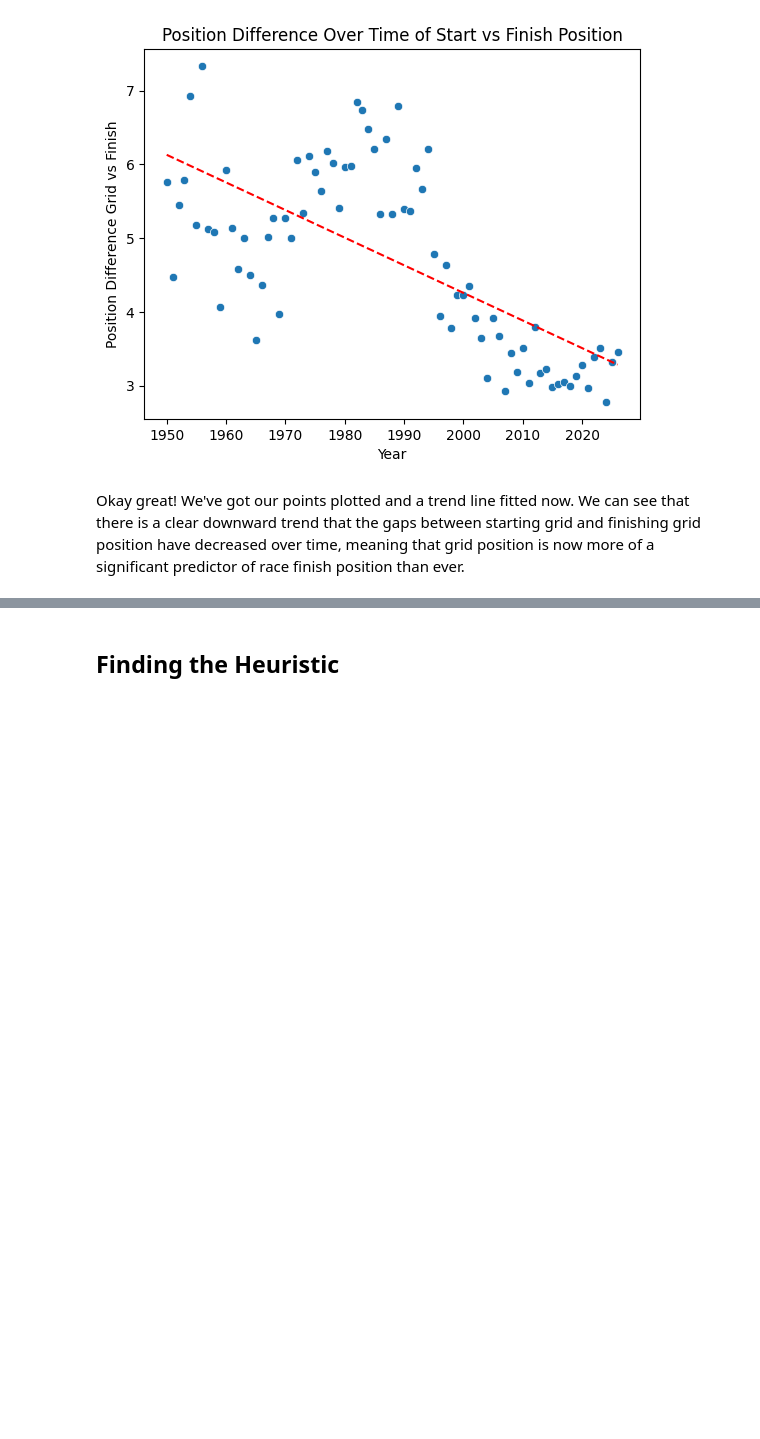
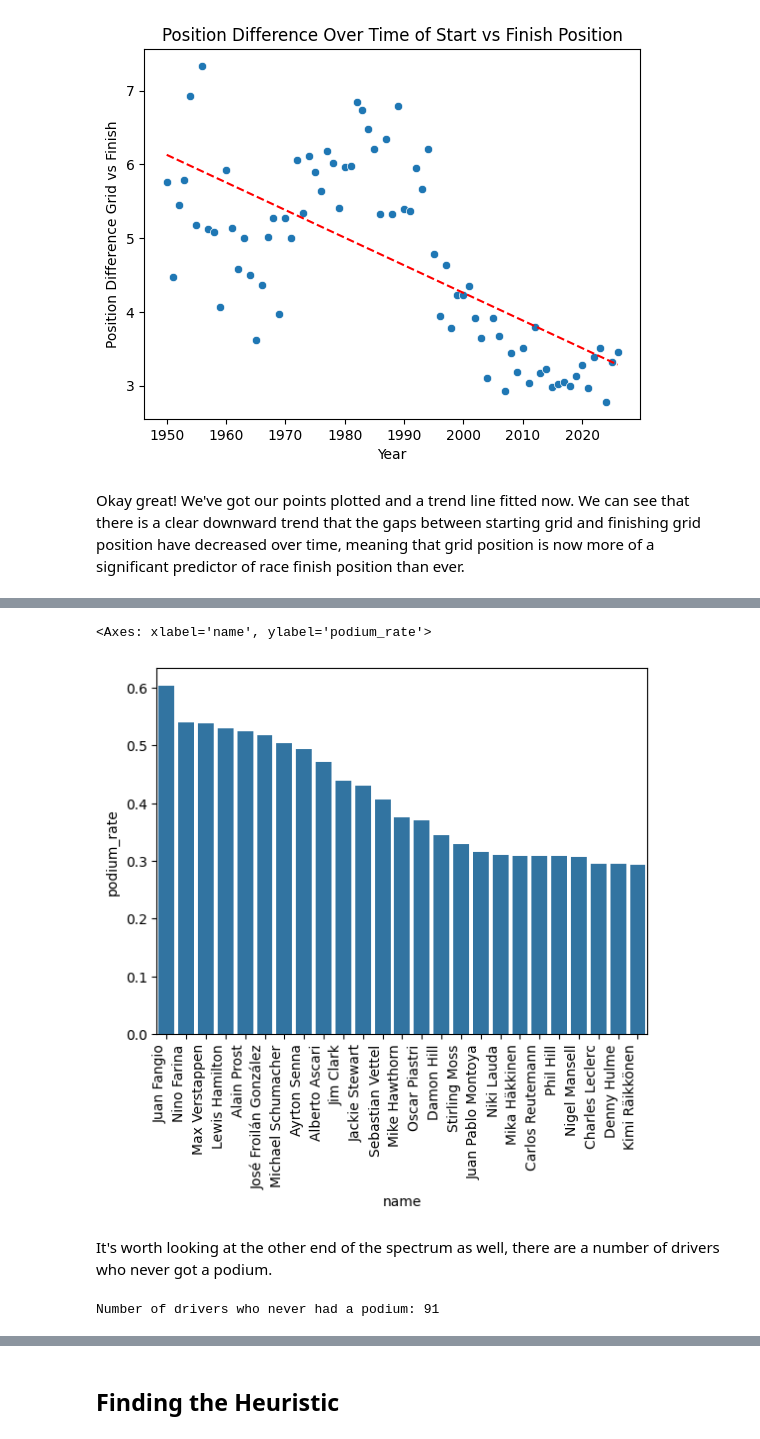
Before and after one commit to DaveAhearne/F1Prediction, a Jupyter notebook: F1Predictor.ipynb, the cells around one changed output, grey strips where cells are left out. Saved outputs shown, nothing was run; the diff lists cells and outputs as text; code cells hidden in the pictures; blank space fills up the shorter version.

```diff
--- a/F1Predictor.ipynb
+++ b/F1Predictor.ipynb
@@ -121,3 +121,7 @@ memory usage: 8.5+ KB
 | 2 | 3 | williams | Williams | British | http://en.wikipedia.org/wiki/Will... |
 | 3 | 4 | renault | Renault | French | http://en.wikipedia.org/wiki/Rena... |
 | 4 | 5 | toro_rosso | Toro Rosso | Italian | http://en.wikipedia.org/wiki/Scud... |
+# %%
+drivers_df = pd.read_csv("./data/drivers.csv", na_values="\\N")
+drivers_df.info()
+drivers_df.head()
@@ -253,0 +283,9 @@ Okay great! We've got our points plotted and a trend line fitted now. We can see
+# %%
+driver_position_df = res_df[["raceId","driverId", "position"]]
+driver_position_df["podium"] = np.where(driver_position_df["position"] <= 3, 1, 0)
+driver_position_df = pd.DataFrame(driver_position_df.groupby("driverId").agg({"podium": ["sum", "mean"], "raceId": "count"})).reset_index()
+driver_position_df.columns = ["driverId", "podium_count", "podium_rate", "race_count"]
+
+driver_position_df = driver_position_df.sort_values("podium_rate", ascending=False)
+
+driver_position_df
@@ -253,0 +313,11 @@ Okay great! We've got our points plotted and a trend line fitted now. We can see
+# %%
+driver_position_df = pd.merge(
+    left=driver_position_df,
+    right=drivers_df[["forename", "surname", "driverId"]],
+    on="driverId"
+)
+
+driver_position_df["name"] = driver_position_df["forename"] + " " + driver_position_df["surname"]
+driver_position_df = driver_position_df.drop(columns=["forename", "surname"])
+
+driver_position_df.head()
@@ -253,0 +331,4 @@ Okay great! We've got our points plotted and a trend line fitted now. We can see
+# %%
+min_24_races_driver_position_df = driver_position_df[driver_position_df["race_count"] > 24]
+min_24_races_driver_position_df = min_24_races_driver_position_df.sort_values("podium_rate", ascending=False)
+min_24_races_driver_position_df
@@ -253,0 +349,12 @@ Okay great! We've got our points plotted and a trend line fitted now. We can see
+# %%
+plt.xticks(rotation=90, ha='right')
+sns.barplot(min_24_races_driver_position_df[:25], x="name", y="podium_rate")
+# %% [output]
+<Axes: xlabel='name', ylabel='podium_rate'>
+[figure, added]
+# %% [markdown]
+It's worth looking at the other end of the spectrum as well, there are a number of drivers who never got a podium.
+# %%
+print("Number of drivers who never had a podium:",len(min_24_races_driver_position_df[min_24_races_driver_position_df["podium_rate"] == 0]))
+# %% [output]
+Number of drivers who never had a podium: 91
```
Also changed, not shown: parts of 10 cells of this notebook.
